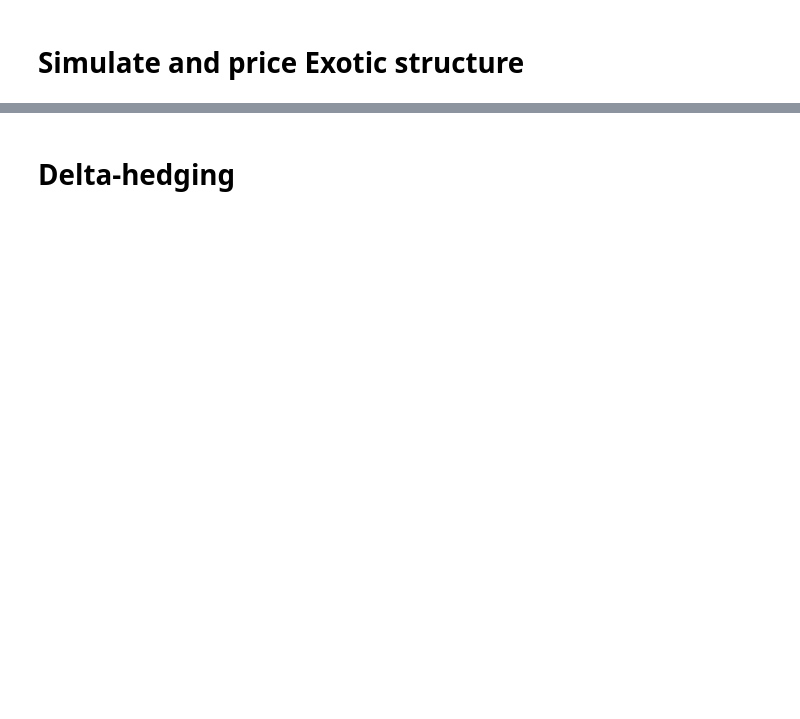
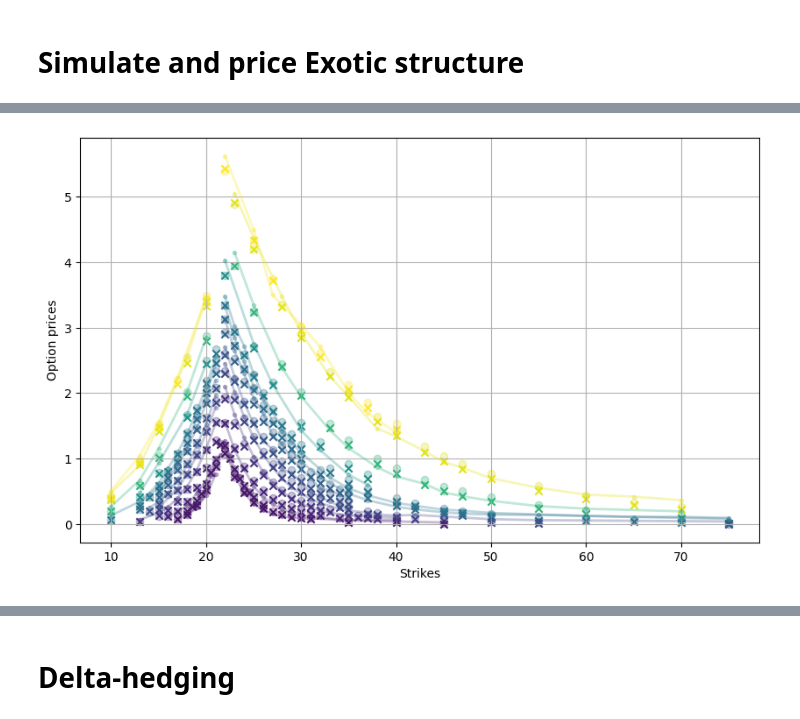
Before and after one commit to Naxzele/BonusCert, a Jupyter notebook: BonusCert.ipynb, the cells around one changed output, grey strips where cells are left out. Saved outputs shown, nothing was run; the diff lists cells and outputs as text; code cells hidden in the pictures; blank space fills up the shorter version.

```diff
--- a/BonusCert.ipynb
+++ b/BonusCert.ipynb
@@ -313,8 +282,9 @@ from MCpricing import MCsim
 # %%
 # Parameters
 T = 3
-n_paths = 100_000
-n_steps = 252
+n_paths = 20000
+n_steps = 2520
 
 sim = MCsim('Bates', n_steps, n_paths, S0, T, modcab.params, dismethod='Milstein')
-sim.simulate(0.0411, 0.0)
+sim.load_paths(np.load('stockpaths_1.npy'))
+# sim.simulate(r_term, 0.0)
@@ -342,0 +310,85 @@ barrier_prices
+# %%
+vanilla_prices = sim.vanilla_price_batch(r_term, prices[['K','T']], sim.stockpaths)
+# %%
+plt.figure(figsize=(10, 6))
+
+uT = 2
+lT = 0.1
+
+vanilla_prices['key'] = vanilla_prices['K'].round(3).astype(str) + "_" + vanilla_prices['T'].round(6).astype(str)
+
+vanilla_prices_calls = vanilla_prices[(vanilla_prices['T']<=uT) & (vanilla_prices['T']>=lT) & (vanilla_prices['key'].isin(keys_calls)) & (vanilla_prices['K']>=(S0))]
+vanilla_prices_puts = vanilla_prices[(vanilla_prices['T']<=uT) & (vanilla_prices['T']>=lT) & (vanilla_prices['K']<(S0)) & (vanilla_prices['key'].isin(keys_puts))]
+
+# plt.scatter(prices_calls['K'], prices_calls['calls'], alpha=0.5, marker='x', c=plt.cm.viridis(all_cals_clean__plot['T'] / all_cals_clean__plot['T'].max())) #, cmap='viridis')
+# plt.scatter(all_cals_clean__plot['K'], all_cals_clean__plot['calls'], alpha=0.5, marker='.', c=all_cals_clean__plot['T'], cmap='viridis')
+# plt.scatter(prices_puts['K'], prices_puts['puts'], alpha=0.5, marker='x', c=prices_puts['T'], cmap='viridis')
+# plt.scatter(all_puts_clean__plot['K'], all_puts_clean__plot['puts'], alpha=0.5, marker='.', c=all_puts_clean__plot['T'], cmap='viridis')
+
+for T_val, group in all_cals_clean__plot.groupby('T'):
+    plt.plot(
+        group['K'],
+        group['calls'],
+        marker='.',
+        linestyle='-',
+        lw=2,
+        alpha=0.3,
+        c=plt.cm.viridis(T_val / all_cals_clean__plot['T'].max())
+    )
+
+for T_val, group in prices_calls.groupby('T'):
+    plt.scatter(
+        group['K'],
+        group['calls'],
+        marker='x',
+        alpha=1,
+        color=plt.cm.viridis(T_val / all_cals_clean__plot['T'].max())
+    )
+
+for T_val, group in vanilla_prices_calls.groupby('T'):
+    plt.scatter(
+        group['K'],
+        group['calls'],
+        marker='o',
+        alpha=0.3,
+        color=plt.cm.viridis(T_val / all_cals_clean__plot['T'].max())
+    )
+
+for T_val, group in all_puts_clean__plot.groupby('T'):
+    plt.plot(
+        group['K'],
+        group['puts'],
+        marker='.',
+        linestyle='-',
+        lw = 2,
+        alpha=0.3,
+        c=plt.cm.viridis(T_val / all_cals_clean__plot['T'].max())
+    )
+
+for T_val, group in prices_puts.groupby('T'):
+    plt.scatter(
+        group['K'],
+        group['puts'],
+        marker='x',
+        alpha=1,
+        color=plt.cm.viridis(T_val / all_cals_clean__plot['T'].max())
+    )
+
+for T_val, group in vanilla_prices_puts.groupby('T'):
+    plt.scatter(
+        group['K'],
+        group['puts'],
+        marker='o',
+        alpha=0.3,
+        color=plt.cm.viridis(T_val / all_cals_clean__plot['T'].max())
+    )
+
+# Add labels and legend
+plt.xlabel('Strikes')
+plt.ylabel('Option prices')
+# plt.title('Data vs FFT vs MC')
+
+plt.grid(True)
+plt.show()
+# %% [output]
+[figure, added]
```
Also changed, not shown: parts of 31 cells of this notebook, 2 other files.
